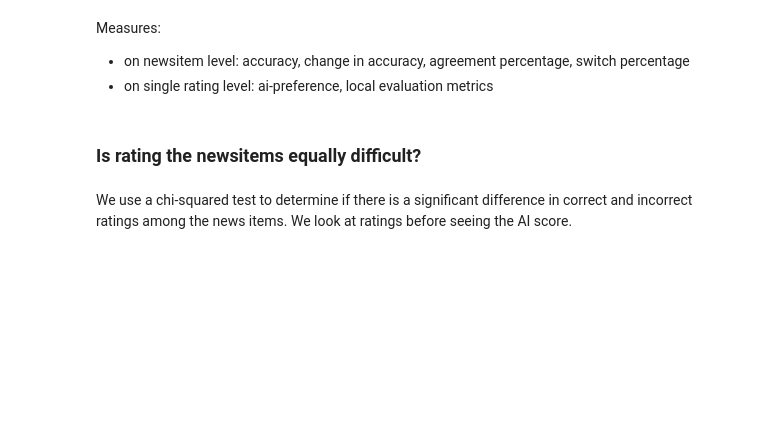
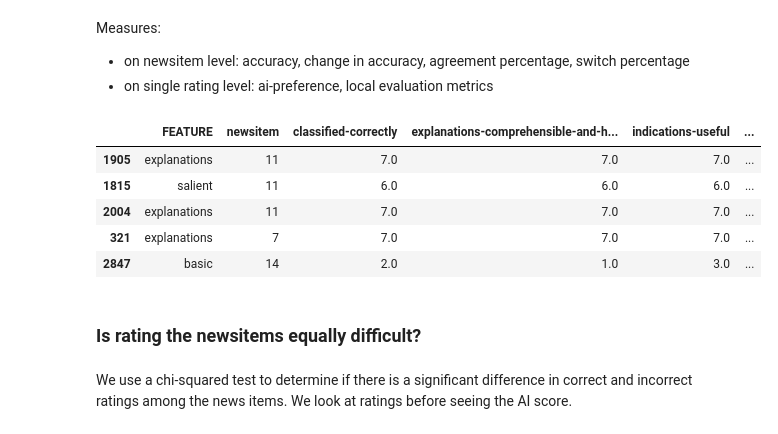
Before and after one commit to csomorbalazs/xai-experiment, a Jupyter notebook: postprocessing/Data_Analysis_XAI.ipynb, the cells around one changed output. Saved outputs shown, nothing was run; the diff lists cells and outputs as text; code cells hidden in the pictures; blank space fills up the shorter version.

```diff
--- a/postprocessing/Data_Analysis_XAI.ipynb
+++ b/postprocessing/Data_Analysis_XAI.ipynb
@@ -697,6 +726,15 @@ newsitem_eval_df = newsitem_eval_df.merge(newsitems[["id", "is_fake_news", "is_m
 Measures:
 - on newsitem level: accuracy, change in accuracy, agreement percentage, switch percentage
 - on single rating level: ai-preference, local evaluation metrics
+# %%
+newsitem_eval_df.sample(5, random_state=42)
+# %% [output]
+|  | FEATURE | newsitem | classified-correctly | explanations-comprehensible-and-h... | indications-useful | ... |
+| 1905 | explanations | 11 | 7.0 | 7.0 | 7.0 | ... |
+| 1815 | salient | 11 | 6.0 | 6.0 | 6.0 | ... |
+| 2004 | explanations | 11 | 7.0 | 7.0 | 7.0 | ... |
+| 321 | explanations | 7 | 7.0 | 7.0 | 7.0 | ... |
+| 2847 | basic | 14 | 2.0 | 1.0 | 3.0 | ... |
 # %% [markdown]
 ### Is rating the newsitems equally difficult?
 # %% [markdown]
```
Also changed, not shown: parts of 26 cells of this notebook.
